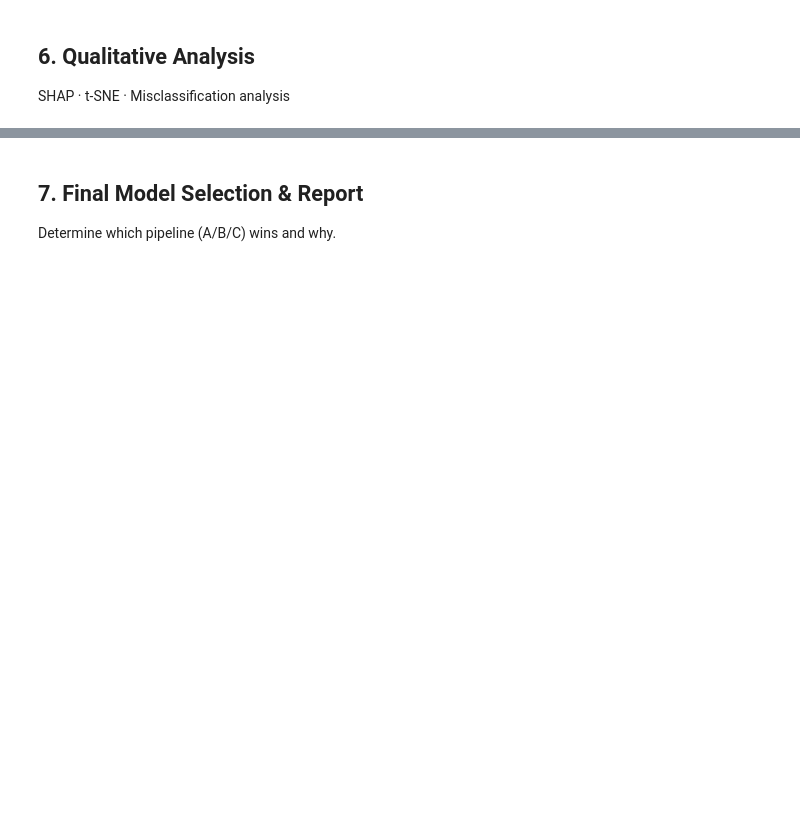
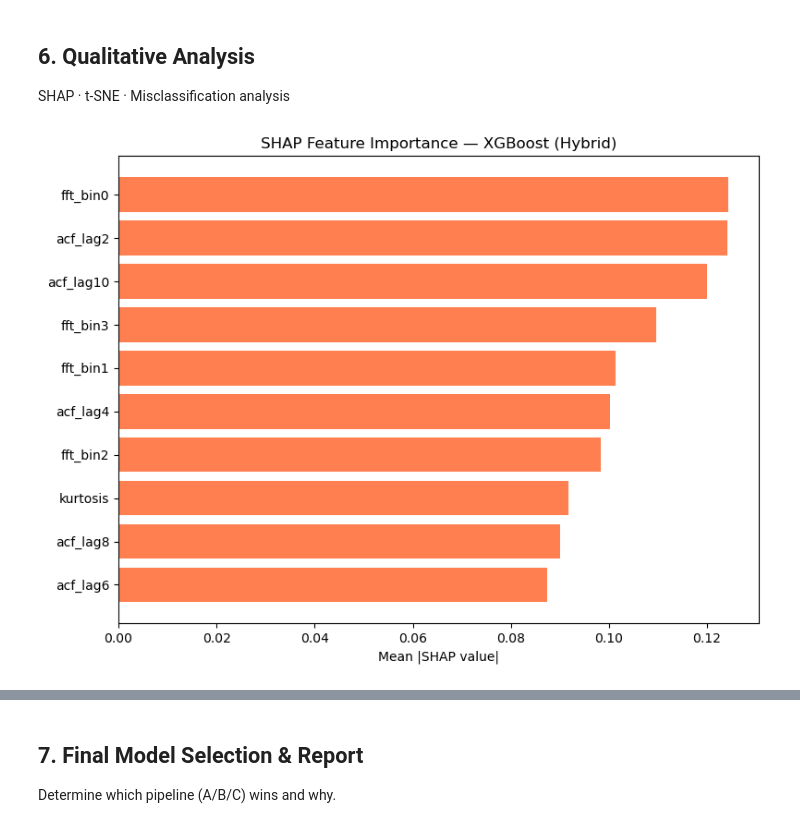
Before and after one commit to cilia-mouhoun/smart-appliance-detection, a Jupyter notebook: TSAC_Group_Project.ipynb, the cells around one changed output, grey strips where cells are left out. Cells and saved outputs as stored; diff of their text form; code cells hidden in the pictures; blank space fills up the shorter version.

```diff
--- a/TSAC_Group_Project.ipynb
+++ b/TSAC_Group_Project.ipynb
@@ -1080,38 +1206,59 @@ SHAP · t-SNE · Misclassification analysis
 # SHAP — Feature Importance for XGBoost (Hybrid Pipeline)
 # ─────────────────────────────────────────────────────────────────────────────
 
 # Build feature names for the selected hybrid features
 n_temp   = F_temp_tr.shape[1]
 n_spec   = F_spec_tr.shape[1]
 temp_names = (
     ['rms','mean','std','skew','kurtosis','ptp','n_peaks','avg_peak','zcr','entropy']
     + [f'acf_lag{i}' for i in range(1, 11)]
 )
 spec_names = (
     [f'fft_bin{i}' for i in range(20)]
     + ['psd_mean','psd_max','dom_freq','centroid','rolloff','flatness']
     + [f'harmonic_{i}' for i in range(1, 6)]
 )
 all_names     = temp_names + spec_names
 selected_names= [all_names[i] for i in top_k_idx]
 
 # SHAP values
 explainer  = shap.TreeExplainer(xgb_C)
-shap_vals  = explainer.shap_values(F_C_val)      # shape: (n_classes, n_samples, n_features)
+shap_vals  = explainer.shap_values(F_C_val)      # shape: (n_classes, n_samples, n_features) or list
 
-# Mean |SHAP| across all classes
-mean_shap = np.abs(np.array(shap_vals)).mean(axis=(0, 1)) if isinstance(shap_vals, list) \
-            else np.abs(shap_vals).mean(axis=0)
+# Mean |SHAP| across all classes (robust to list/array shapes)
+sv = shap_vals
+# Ensure selected_names is a flat list
+if any(isinstance(x, (list, tuple, np.ndarray)) for x in selected_names):
+    flat = []
+    for s in selected_names:
+        if isinstance(s, (list, tuple, np.ndarray)):
+            flat.extend(list(s))
+        else:
+            flat.append(s)
+    selected_names = flat
 
-shap_df = pd.DataFrame({'feature': selected_names[:len(mean_shap)], 'mean_shap': mean_shap})
+# Convert shap outputs to numpy array and compute mean across classes and samples
+arr = np.array(sv)
+if arr.ndim == 3:
+    mean_shap = np.abs(arr).mean(axis=(0, 1))
+elif arr.ndim == 2:
+    mean_shap = np.abs(arr).mean(axis=0)
+else:
+    mean_shap = np.ravel(np.abs(arr))
+
+# Build dataframe safely ensuring 1D columns
+feat_col = list(selected_names)[:len(mean_shap)]
+shap_df = pd.DataFrame({'feature': feat_col, 'mean_shap': np.asarray(mean_shap)})
 shap_df = shap_df.sort_values('mean_shap', ascending=False).head(20)
 
 plt.figure(figsize=(8, 6))
 plt.barh(shap_df['feature'][::-1], shap_df['mean_shap'][::-1], color='coral')
 plt.xlabel('Mean |SHAP value|')
 plt.title('SHAP Feature Importance — XGBoost (Hybrid)')
 plt.tight_layout()
 plt.show()
+# %% [output]
+[figure, added]
 # %%
 # ─────────────────────────────────────────────────────────────────────────────
 # t-SNE VISUALISATION — Hybrid feature space (validation set)
```
Also changed, not shown: parts of 17 cells of this notebook, 1 other file.
